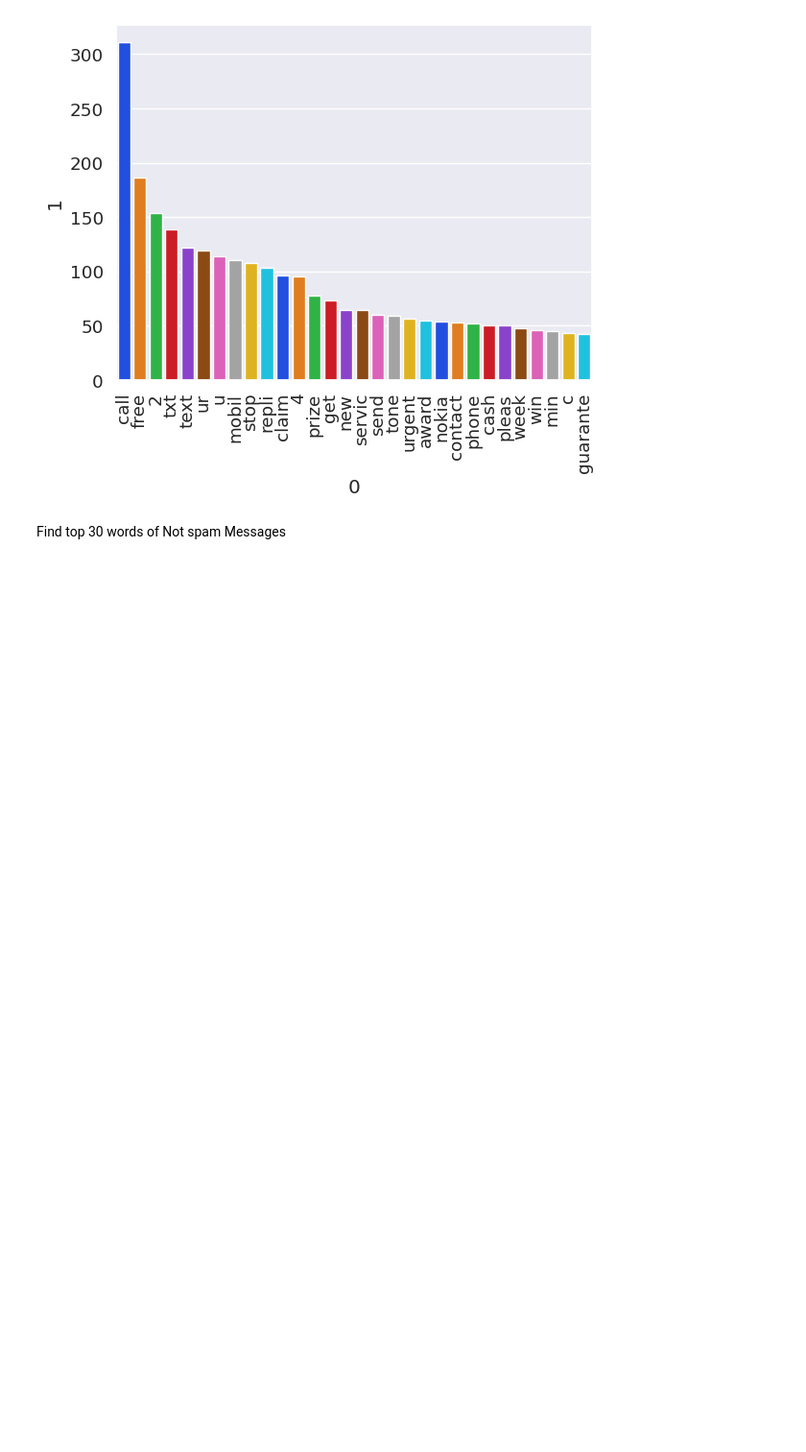
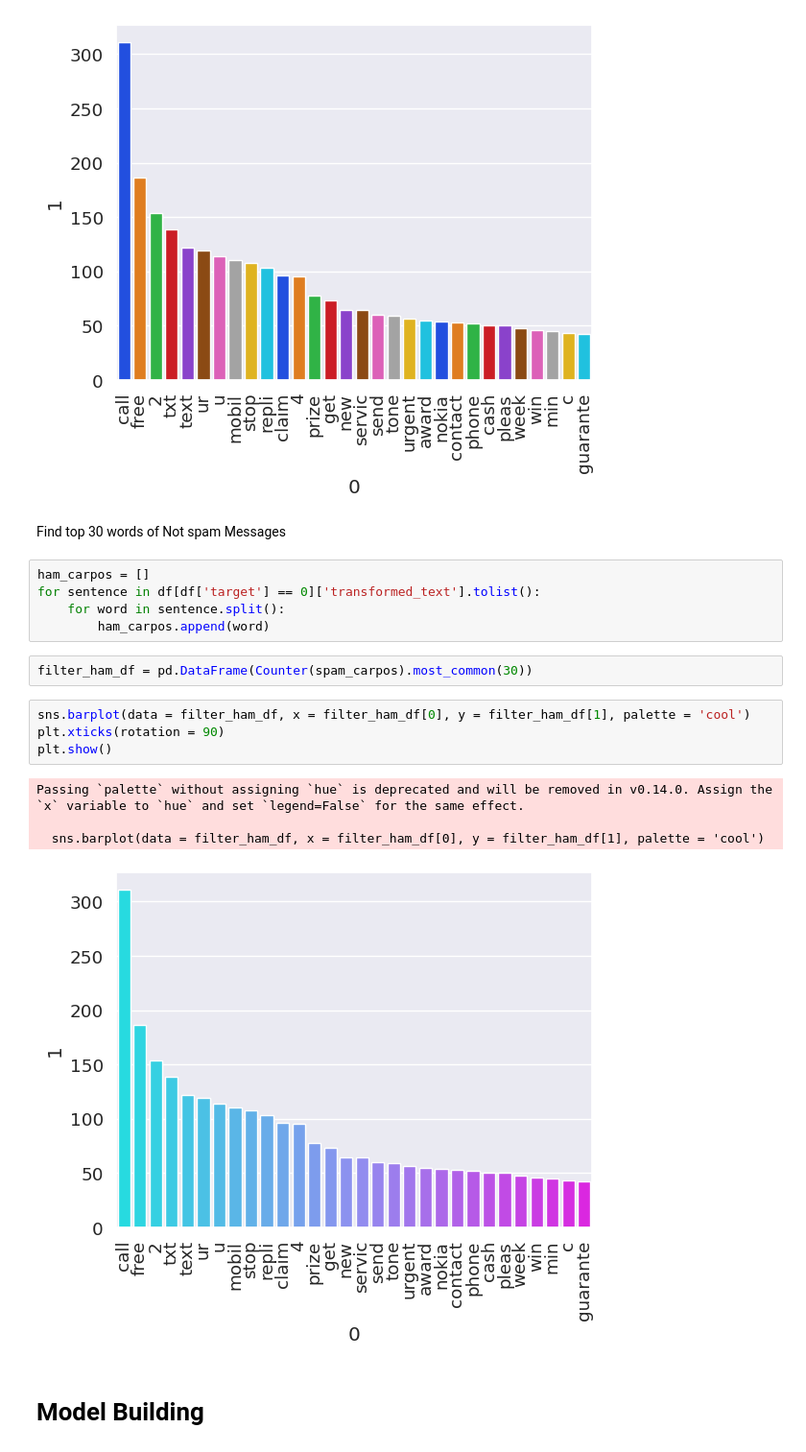
Before and after one commit to KiranKokateGitHub/Spam-Email-Detection_NLP_ML-Project, a Jupyter notebook: Spam_Email_Detection_NLP_ML_Project.ipynb, the cells around one changed output. Shown at 96% size. Drawn from its saved outputs; the diff is of its cells as text; blank space fills up the shorter version.

```diff
--- a/Spam_Email_Detection_NLP_ML_Project.ipynb
+++ b/Spam_Email_Detection_NLP_ML_Project.ipynb
@@ -431,3 +431,21 @@ Passing `palette` without assigning `hue` is deprecated and will be removed in v
 [figure]
 # %% [markdown]
 Find top 30 words of Not spam Messages
+# %%
+ham_carpos = []
+for sentence in df[df['target'] == 0]['transformed_text'].tolist():
+    for word in sentence.split():
+        ham_carpos.append(word)
+# %%
+filter_ham_df = pd.DataFrame(Counter(spam_carpos).most_common(30))
+# %%
+sns.barplot(data = filter_ham_df, x = filter_ham_df[0], y = filter_ham_df[1], palette = 'cool')
+plt.xticks(rotation = 90)
+plt.show()
+# %% [output]
+Passing `palette` without assigning `hue` is deprecated and will be removed in v0.14.0. Assign the `x` variable to `hue` and set `legend=False` for the same effect.
+
+  sns.barplot(data = filter_ham_df, x = filter_ham_df[0], y = filter_ham_df[1], palette = 'cool')
+[figure, added]
+# %% [markdown]
+# **Model Building**
```
